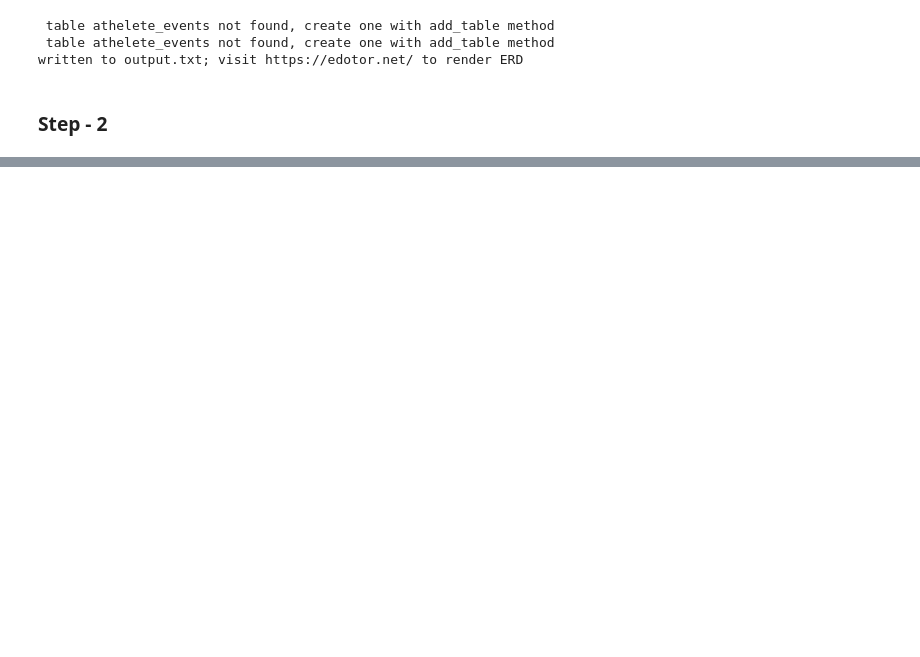
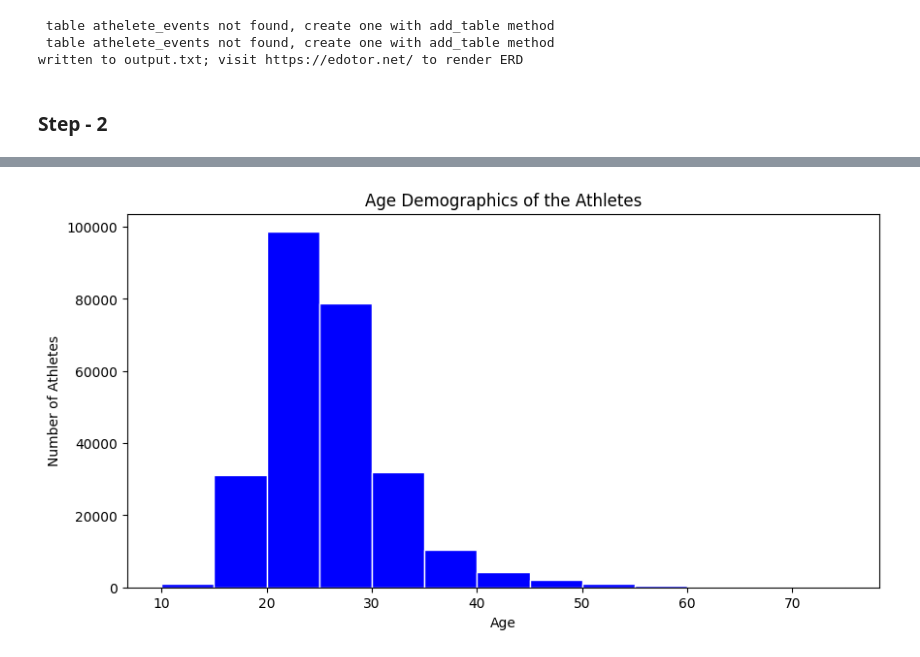
Before and after one commit to Sahil-987/Olympic-Dataset-Analysis, a Jupyter notebook: main.ipynb, the cells around one changed output, grey strips where cells are left out. Cells and saved outputs as stored; diff of their text form; code cells hidden in the pictures; blank space fills up the shorter version.

```diff
--- a/main.ipynb
+++ b/main.ipynb
@@ -292,0 +330,10 @@ written to output.txt; visit https://edotor.net/ to render ERD
+# %%
+#Age Demographics of the Athletes
+plt.figure(figsize=(10, 5))
+plt.title("Age Demographics of the Athletes")
+plt.xlabel('Age')
+plt.ylabel('Number of Athletes')
+plt.hist(df_final.Age, bins = np.arange(10,80,5), color='blue', edgecolor='white')
+plt.show()
+# %% [output]
+[figure, added]
```
Also changed, not shown: parts of 13 cells of this notebook, 1 other file.
